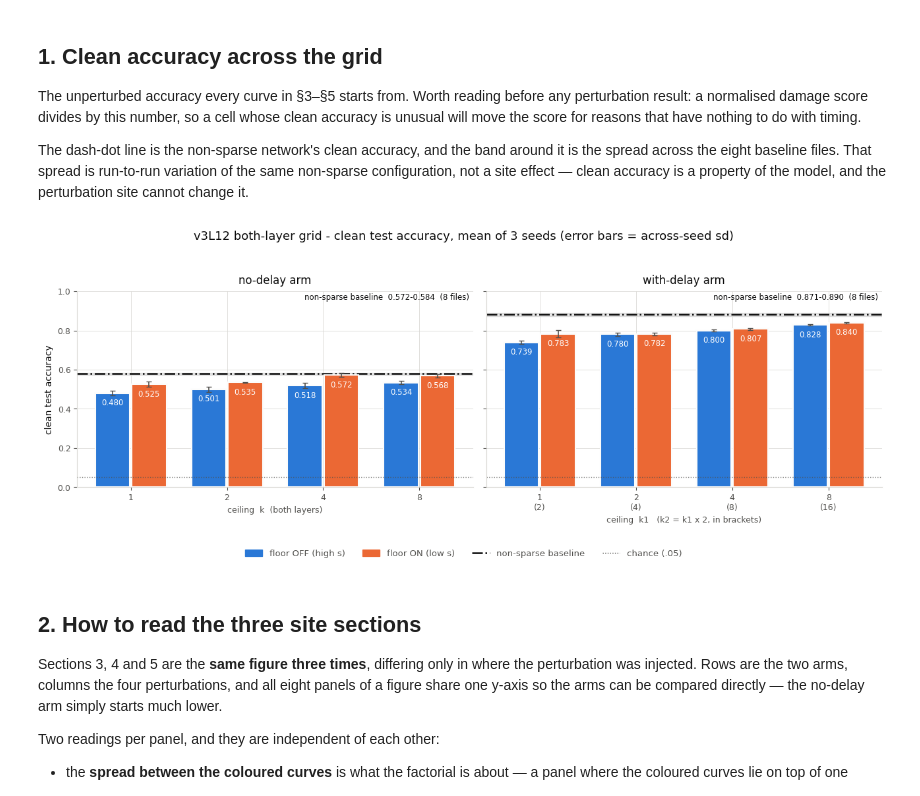
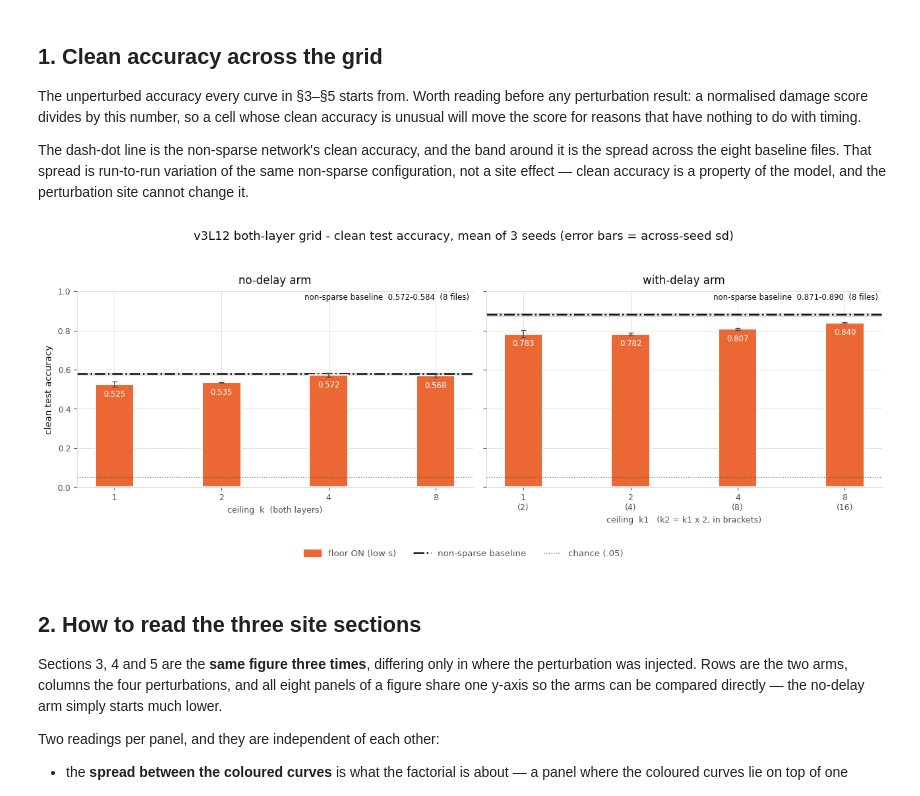
Before and after one commit to Laaaaack/beyond-beyond-rate, a Jupyter notebook: my_project/exp_sparse_network/result_visualization/bothLayer/results_visualization.ipynb, the cells around one changed output. Cells and saved outputs as stored; diff of their text form; code cells hidden in the pictures.

```diff
--- a/my_project/exp_sparse_network/result_visualization/bothLayer/results_visualization.ipynb
+++ b/my_project/exp_sparse_network/result_visualization/bothLayer/results_visualization.ipynb
@@ -169,6 +172,11 @@ K_COLOURS = {1.0: "#86b6ef", 2.0: "#5598e7", 4.0: "#2a78d6", 8.0: "#184f95"}
 FLOOR_STYLE = {0.0: dict(linestyle="--", marker="o", markerfacecolor="white"),
                1.0: dict(linestyle="-", marker="o")}
 FLOOR_COLOUR = {0.0: "#2a78d6", 1.0: "#eb6834"}
+FLOOR_LABEL = {0.0: "floor OFF (high s)", 1.0: "floor ON (low s)"}
+# Global display switch. False hides every floor-OFF series, so the figures
+# show only the floor-ON half of the grid. Figures only -- the tables in §8
+# always list both halves.
+SHOW_FLOOR_OFF = False
 # In §6 the injection site is the categorical variable and takes the hues.
 SITE_COLOUR = {"l1": "#2a78d6", "l2": "#eb6834", "both": "#6a4c93"}
 
@@ -232,6 +240,21 @@ def k_axis_label(arm: str) -> str:
     return f"ceiling  k1   (k2 = k1 x {k_ratio(arm):g}, in brackets)"
 
 
+def floor_levels() -> list:
+    """Return the floor levels to draw, honouring SHOW_FLOOR_OFF."""
+    return [floor for floor in (0.0, 1.0) if SHOW_FLOOR_OFF or floor == 1.0]
+
+
+def show_floor(floor_strength: float) -> bool:
+    """Return True if a setup with this floor strength should be drawn."""
+    return float(floor_strength) in floor_levels()
+
+
+def bar_offset(index: int, count: int, width: float) -> float:
+    """Return the x offset of bar `index` of `count`, so the group stays centred."""
+    return (index - (count - 1) / 2) * (width + 0.02)
+
+
 def style_axis(axis) -> None:
     """Recessive grid and spines, so the data carries the ink."""
     axis.grid(True, color=GRID, linewidth=0.6, alpha=0.9)
@@ -317,46 +340,48 @@ for col, (arm, arm_label) in enumerate(ARMS):
     axis.text(0.99, 0.99, caption, transform=axis.transAxes, ha="right",
               va="top", fontsize=8.5, color=INK)
 
-    for index, floor in enumerate([0.0, 1.0]):
+    drawn_floors = floor_levels()
+    for index, floor in enumerate(drawn_floors):
         rows = [per_setup[f"k{k:g}_floor{floor:g}"] for k in levels]
         means = [row["clean_acc"] for row in rows]
         errs = [row["clean_acc_std"] for row in rows]
-        offset = (index - 0.5) * (width + 0.02)
+        offset = bar_offset(index, len(drawn_floors), width)
         axis.bar(positions + offset, means, width, yerr=errs, capsize=3,
                  color=FLOOR_COLOUR[floor], edgecolor="#fcfcfb", linewidth=1.5,
                  error_kw=dict(ecolor=INK_MUTED, lw=1.2), zorder=2)
         # Values sit inside the bar, so they cannot collide with the baseline.
         for position, value in zip(positions + offset, means):
             axis.text(position, value - 0.028, f"{value:.3f}", ha="center",
                       va="top", fontsize=8.5, color="#ffffff", zorder=3)
 
     axis.axhline(CHANCE, color=INK_MUTED, linewidth=1, linestyle=":", alpha=0.7)
     axis.set_xticks(positions)
     axis.set_xticklabels(k_tick_labels(arm))
     axis.set_xlabel(k_axis_label(arm), fontsize=9, color=INK_MUTED)
     style_axis(axis)
     axis.set_title(arm_label, fontsize=12, color=INK, pad=8)
     if col == 0:
         axis.set_ylabel("clean test accuracy", fontsize=10, color=INK)
 
 axes[0].set_ylim(0.0, 1.0)
 
-handles = [
-    plt.Rectangle((0, 0), 1, 1, color=FLOOR_COLOUR[0.0], label="floor OFF (high s)"),
-    plt.Rectangle((0, 0), 1, 1, color=FLOOR_COLOUR[1.0], label="floor ON (low s)"),
+handles = [plt.Rectangle((0, 0), 1, 1, color=FLOOR_COLOUR[floor],
+                        label=FLOOR_LABEL[floor])
+           for floor in floor_levels()]
+handles += [
     plt.Line2D([], [], color=INK, linestyle="-.", linewidth=1.8,
                label="non-sparse baseline"),
     plt.Line2D([], [], color=INK_MUTED, linewidth=1, linestyle=":",
                label="chance (.05)"),
 ]
 figure.legend(handles=handles, loc="lower center", ncol=4, frameon=False,
               fontsize=9.5, labelcolor=INK_MUTED, bbox_to_anchor=(0.5, -0.08))
 figure.suptitle("v3L12 both-layer grid - clean test accuracy, mean of 3 seeds "
                 "(error bars = across-seed sd)", fontsize=13, color=INK)
 figure.tight_layout(rect=(0, 0.02, 1, 0.94))
 plt.show()
 # %% [output]
-[figure, old version]
+[figure, new version]
 # %% [markdown]
 ## 2. How to read the three site sections
 
```
Also changed, not shown: parts of 9 cells of this notebook, 4 other files.
